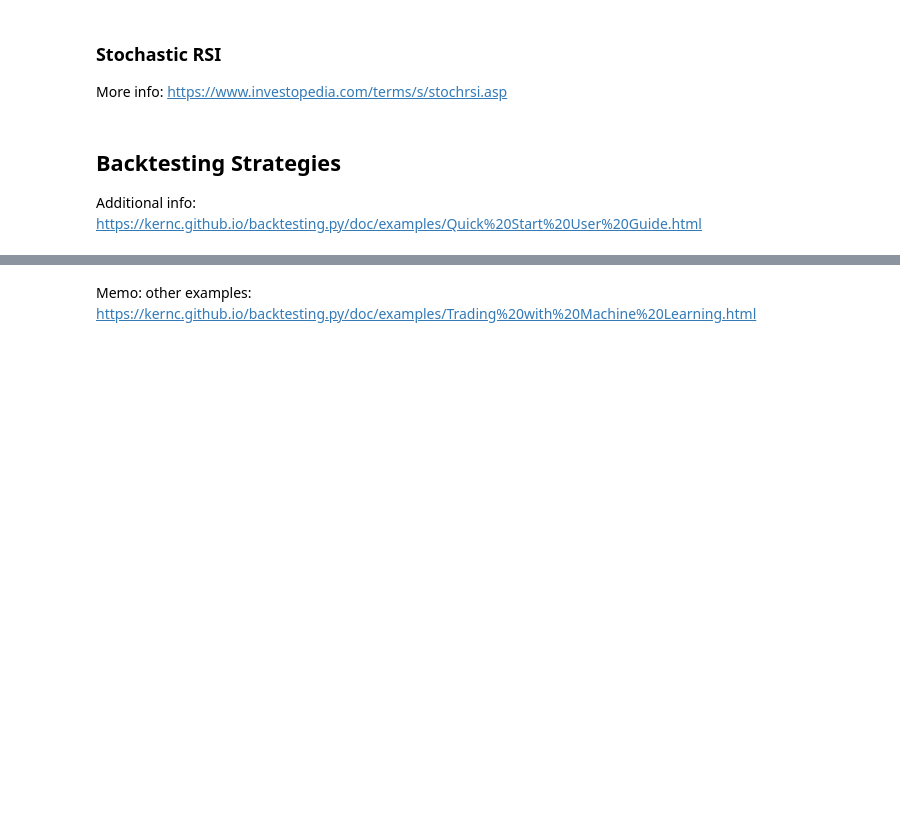
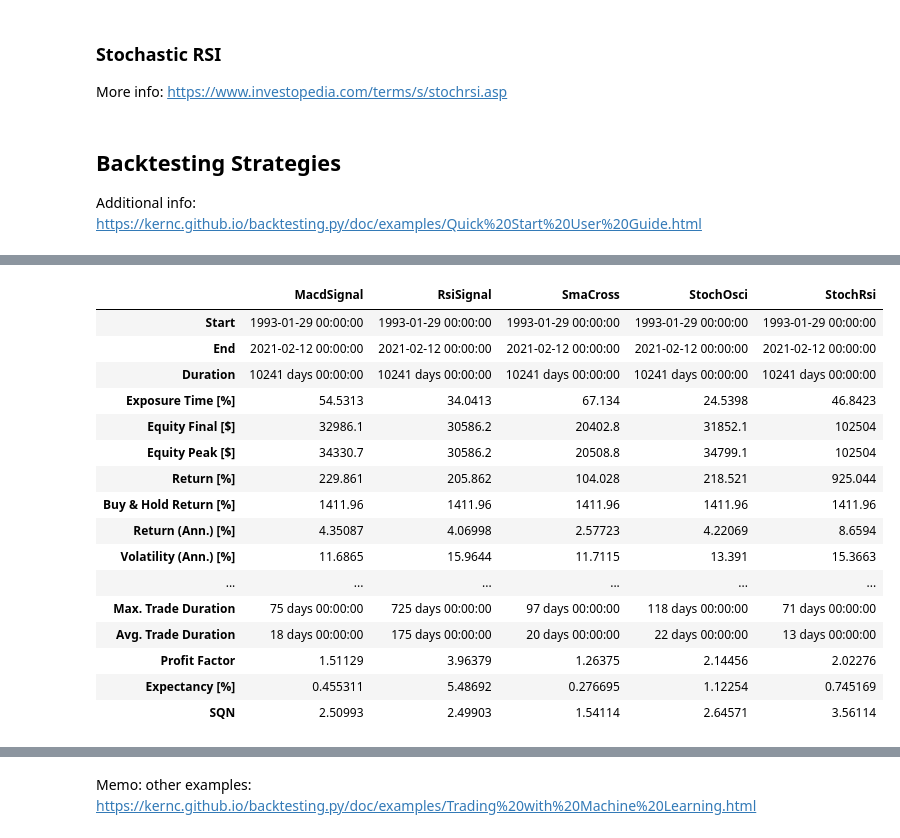
Before and after one commit to evelynyou/capstone_indicators, a Jupyter notebook: productionize.ipynb, the cells around one changed output, grey strips where cells are left out. Drawn from its saved outputs; the diff is of its cells as text; code cells hidden in the pictures; blank space fills up the shorter version.

Commit message:
productionizing backtests

```diff
--- a/playground_EY.ipynb
+++ b/productionize.ipynb
@@ -447,22 +445,6 @@ class StochRsi(Strategy):
 # %% [markdown]
 ## Backtesting Strategies
 Additional info: https://kernc.github.io/backtesting.py/doc/examples/Quick%20Start%20User%20Guide.html
-# %%
-# Specify data timeframe and strategy to test
-# Get data from Yahoo
-# valid periods: 1d,5d,1mo,3mo,6mo,1y,2y,3y,5y,10y,ytd,max
-# can also use specify: data = yf.download("SPY AAPL", start="2017-01-01", end="2017-04-30")
-# S&P500 index: ^GSPC
-data = yf.download("SPY", period="1y")
-strategy = SmaCross
-
-# Run backtesting
-bt = Backtest(data, strategy, cash=10_000, commission=0)
-stats = bt.run()
-
-# Display stats and plot results
-print(stats)
-bt.plot()
 # %%
 # Contains individual trade data
 stats['_trades']
@@ -471,0 +478,5 @@ stats['_equity_curve']
+# %%
+import strats, get_data
+
+stock_obj = get_data.yFinData("SPY")
+ydata = stock_obj.get_ohlcv()
@@ -471,0 +493,39 @@ stats['_equity_curve']
+# %%
+# Run backtesting
+import inspect
+import strats
+
+avail_strats = [obj for name, obj in inspect.getmembers(strats, inspect.isclass) if obj.__module__ == 'strats']
+
+temp = []
+sname_temp = []
+equity_trades = {}
+for s in avail_strats:
+    bt = Backtest(ydata, s, cash=10_000, commission=0)
+    stats = bt.run()
+    sname = str(stats["_strategy"])
+    sname_temp.append(sname)
+    temp.append(stats[:27])
+    equity_trades[sname] = (stats["_equity_curve"], stats["_trades"])
+
+temp = pd.concat(temp, axis=1)
+temp.columns = sname_temp
+temp
+# %% [output]
+|  | MacdSignal | RsiSignal | SmaCross | StochOsci | StochRsi |
+| Start | 1993-01-29 00:00:00 | 1993-01-29 00:00:00 | 1993-01-29 00:00:00 | 1993-01-29 00:00:00 | 1993-01-29 00:00:00 |
+| End | 2021-02-12 00:00:00 | 2021-02-12 00:00:00 | 2021-02-12 00:00:00 | 2021-02-12 00:00:00 | 2021-02-12 00:00:00 |
+| Duration | 10241 days 00:00:00 | 10241 days 00:00:00 | 10241 days 00:00:00 | 10241 days 00:00:00 | 10241 days 00:00:00 |
+| Exposure Time [%] | 54.5313 | 34.0413 | 67.134 | 24.5398 | 46.8423 |
+| Equity Final [$] | 32986.1 | 30586.2 | 20402.8 | 31852.1 | 102504 |
+| Equity Peak [$] | 34330.7 | 30586.2 | 20508.8 | 34799.1 | 102504 |
+| Return [%] | 229.861 | 205.862 | 104.028 | 218.521 | 925.044 |
+| Buy & Hold Return [%] | 1411.96 | 1411.96 | 1411.96 | 1411.96 | 1411.96 |
+| Return (Ann.) [%] | 4.35087 | 4.06998 | 2.57723 | 4.22069 | 8.6594 |
+| Volatility (Ann.) [%] | 11.6865 | 15.9644 | 11.7115 | 13.391 | 15.3663 |
+| ... | ... | ... | ... | ... | ... |
+| Max. Trade Duration | 75 days 00:00:00 | 725 days 00:00:00 | 97 days 00:00:00 | 118 days 00:00:00 | 71 days 00:00:00 |
+| Avg. Trade Duration | 18 days 00:00:00 | 175 days 00:00:00 | 20 days 00:00:00 | 22 days 00:00:00 | 13 days 00:00:00 |
+| Profit Factor | 1.51129 | 3.96379 | 1.26375 | 2.14456 | 2.02276 |
+| Expectancy [%] | 0.455311 | 5.48692 | 0.276695 | 1.12254 | 0.745169 |
+| SQN | 2.50993 | 2.49903 | 1.54114 | 2.64571 | 3.56114 |
```
Also changed, not shown: parts of 7 cells of this notebook, 8 other files.
